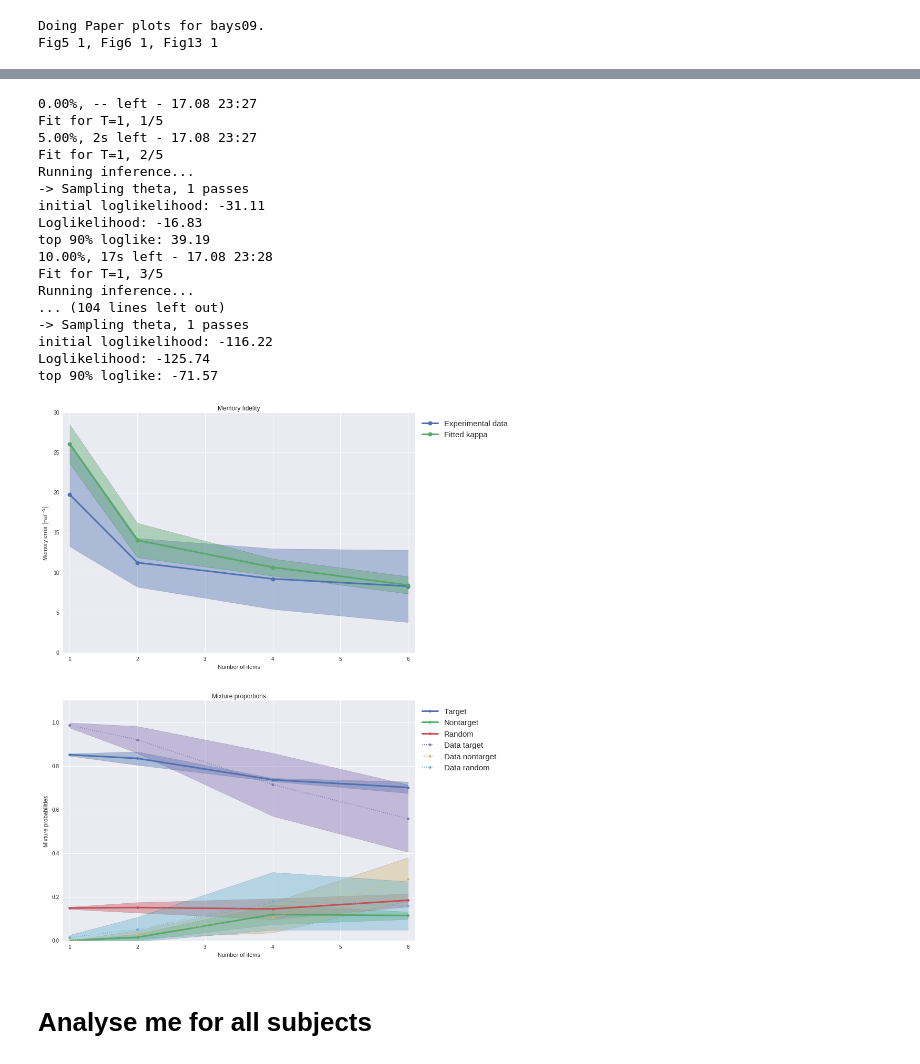
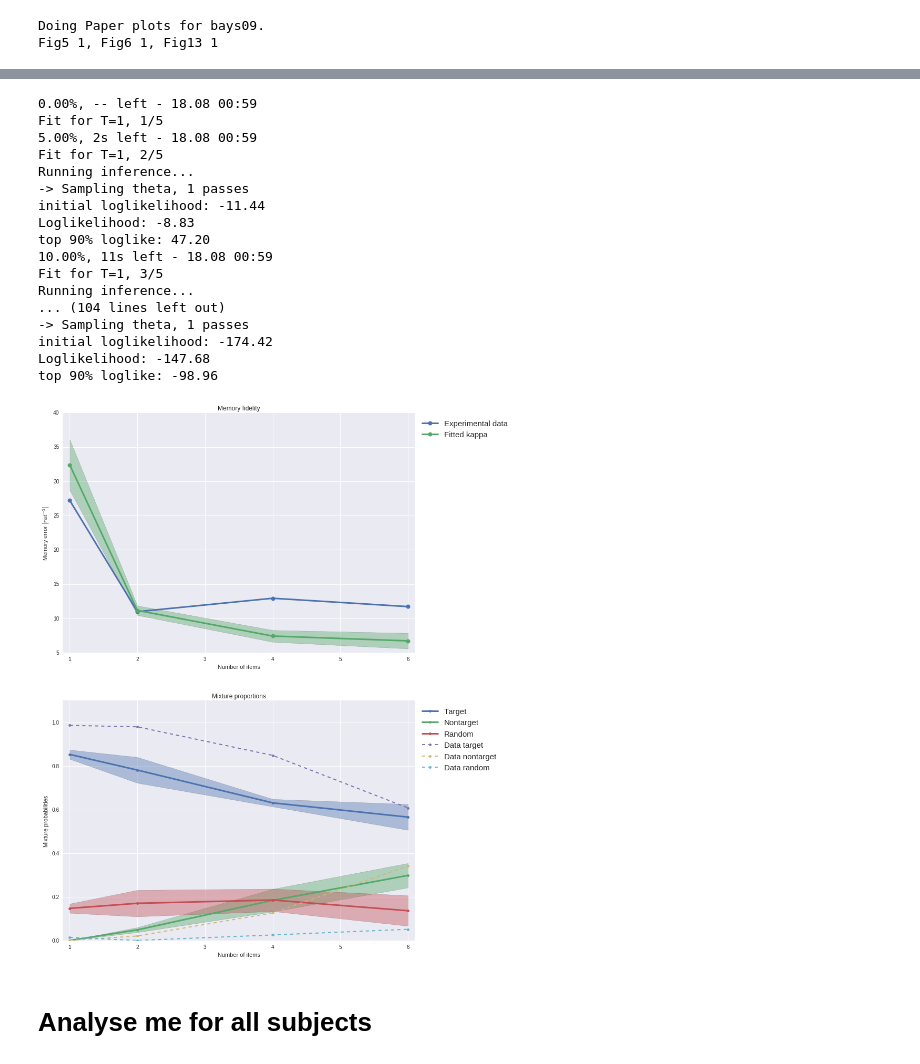
Before and after one commit to Azhag/Bayesian-visual-working-memory, a Jupyter notebook: Experiments/fitexperiment_subject_cmaes_08_2016/notebook_fitexperimentallt_sigmabase_cmaes_3try_090816.ipynb, the cells around one changed output, grey strips where cells are left out. Drawn from its saved outputs; the diff is of its cells as text; code cells hidden in the pictures.

```diff
--- a/Experiments/fitexperiment_subject_cmaes_08_2016/notebook_fitexperimentallt_sigmabase_cmaes_3try_090816.ipynb
+++ b/Experiments/fitexperiment_subject_cmaes_08_2016/notebook_fitexperimentallt_sigmabase_cmaes_3try_090816.ipynb
@@ -228,23 +228,23 @@ mu: 0.595, kappa: 0.096
 # %%
-axesFig6Fig13 = plots_fit_exp.plots_memmixtcurves_fig6fig13(num_repetitions=5, use_cache=False)
+axesFig6Fig13 = plots_fit_exp.plots_memmixtcurves_fig6fig13(num_repetitions=5, use_cache=True)
 # %% [output]
-0.00%, -- left - 17.08 23:27
+0.00%, -- left - 18.08 00:59
 Fit for T=1, 1/5
-5.00%, 2s left - 17.08 23:27
+5.00%, 2s left - 18.08 00:59
 Fit for T=1, 2/5
 Running inference...
 -> Sampling theta, 1 passes
-initial loglikelihood: -31.11
-Loglikelihood: -16.83
-top 90% loglike: 39.19
-10.00%, 17s left - 17.08 23:28
+initial loglikelihood: -11.44
+Loglikelihood: -8.83
+top 90% loglike: 47.20
+10.00%, 11s left - 18.08 00:59
 Fit for T=1, 3/5
 Running inference...
 ... (104 lines left out)
 -> Sampling theta, 1 passes
-initial loglikelihood: -116.22
-Loglikelihood: -125.74
-top 90% loglike: -71.57
+initial loglikelihood: -174.42
+Loglikelihood: -147.68
+top 90% loglike: -98.96
-[figure, old version]
+[figure, new version]
 # %% [markdown]
 # Analyse me for all subjects
```
Also changed, not shown: parts of 6 cells of this notebook, 1 other file.
